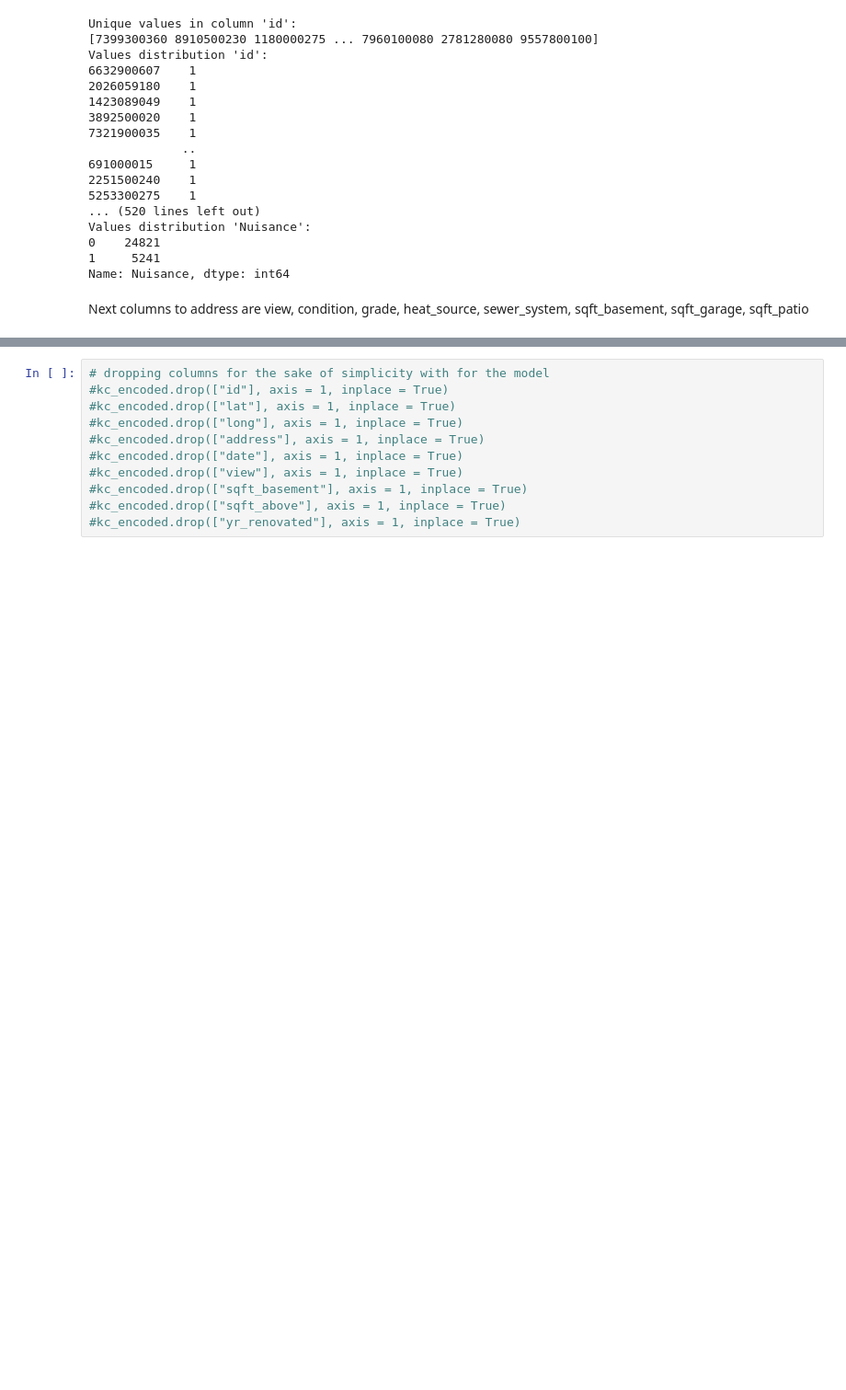
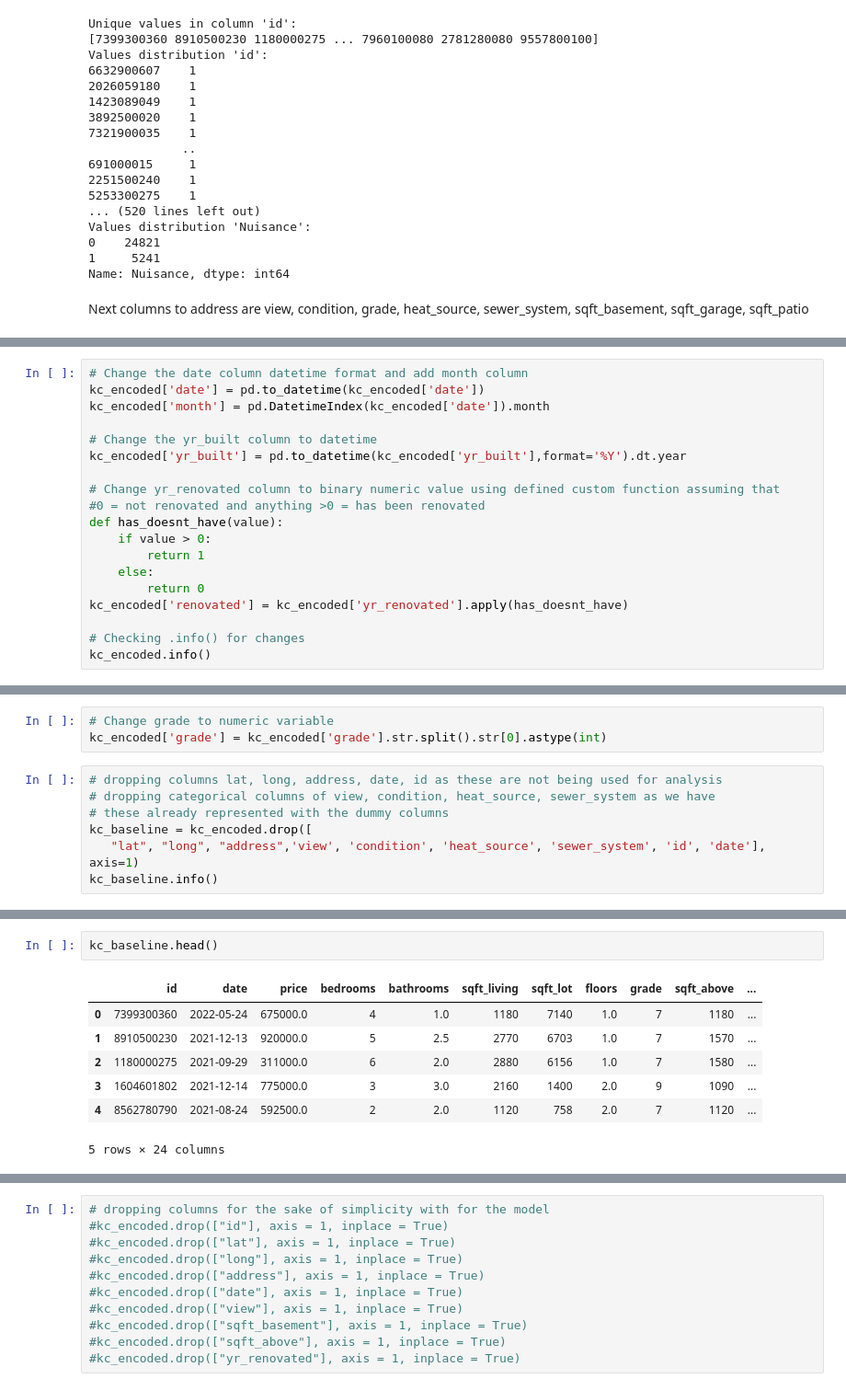
Before and after one commit to ldwilker10/dsc-phase-2-project-v2-5, a Jupyter notebook: Primary_Draft.ipynb, the cells around one changed output, grey strips where cells are left out. Shown at 92% size. Drawn from its saved outputs; the diff is of its cells as text; blank space fills up the shorter version.

Commit message:
baseline df for baseline models started

```diff
--- a/Primary_Draft.ipynb
+++ b/Primary_Draft.ipynb
@@ -347,3 +342,22 @@ condition_encoded         int64
 heat_source_encoded       int64
 sewer_system_encoded      int64
 dtype: object
+# %%
+# Change the date column datetime format and add month column
+kc_encoded['date'] = pd.to_datetime(kc_encoded['date'])
+kc_encoded['month'] = pd.DatetimeIndex(kc_encoded['date']).month
+
+# Change the yr_built column to datetime
+kc_encoded['yr_built'] = pd.to_datetime(kc_encoded['yr_built'],format='%Y').dt.year
+
+# Change yr_renovated column to binary numeric value using defined custom function assuming that
+#0 = not renovated and anything >0 = has been renovated
+def has_doesnt_have(value):
+    if value > 0:
+        return 1
+    else:
+        return 0
+kc_encoded['renovated'] = kc_encoded['yr_renovated'].apply(has_doesnt_have)
+
+# Checking .info() for changes
+kc_encoded.info()
@@ -349,0 +382,10 @@ dtype: object
+# %%
+# Change grade to numeric variable
+kc_encoded['grade'] = kc_encoded['grade'].str.split().str[0].astype(int)
+# %%
+# dropping columns lat, long, address, date, id as these are not being used for analysis
+# dropping categorical columns of view, condition, heat_source, sewer_system as we have
+# these already represented with the dummy columns
+kc_baseline = kc_encoded.drop([
+   "lat", "long", "address",'view', 'condition', 'heat_source', 'sewer_system', 'id', 'date'], axis=1)
+kc_baseline.info()
@@ -350,3 +420,13 @@ dtype: object
+# %%
+kc_baseline.head()
+# %% [output]
+|  | id | date | price | bedrooms | bathrooms | sqft_living | sqft_lot | floors | grade | sqft_above | ... |
+| 0 | 7399300360 | 2022-05-24 | 675000.0 | 4 | 1.0 | 1180 | 7140 | 1.0 | 7 | 1180 | ... |
+| 1 | 8910500230 | 2021-12-13 | 920000.0 | 5 | 2.5 | 2770 | 6703 | 1.0 | 7 | 1570 | ... |
+| 2 | 1180000275 | 2021-09-29 | 311000.0 | 6 | 2.0 | 2880 | 6156 | 1.0 | 7 | 1580 | ... |
+| 3 | 1604601802 | 2021-12-14 | 775000.0 | 3 | 3.0 | 2160 | 1400 | 2.0 | 9 | 1090 | ... |
+| 4 | 8562780790 | 2021-08-24 | 592500.0 | 2 | 2.0 | 1120 | 758 | 2.0 | 7 | 1120 | ... |
+5 rows × 24 columns
 # %%
 kc_encoded.corr()["price"]
 # %% [output]
```
Also changed, not shown: parts of 9 cells of this notebook.
